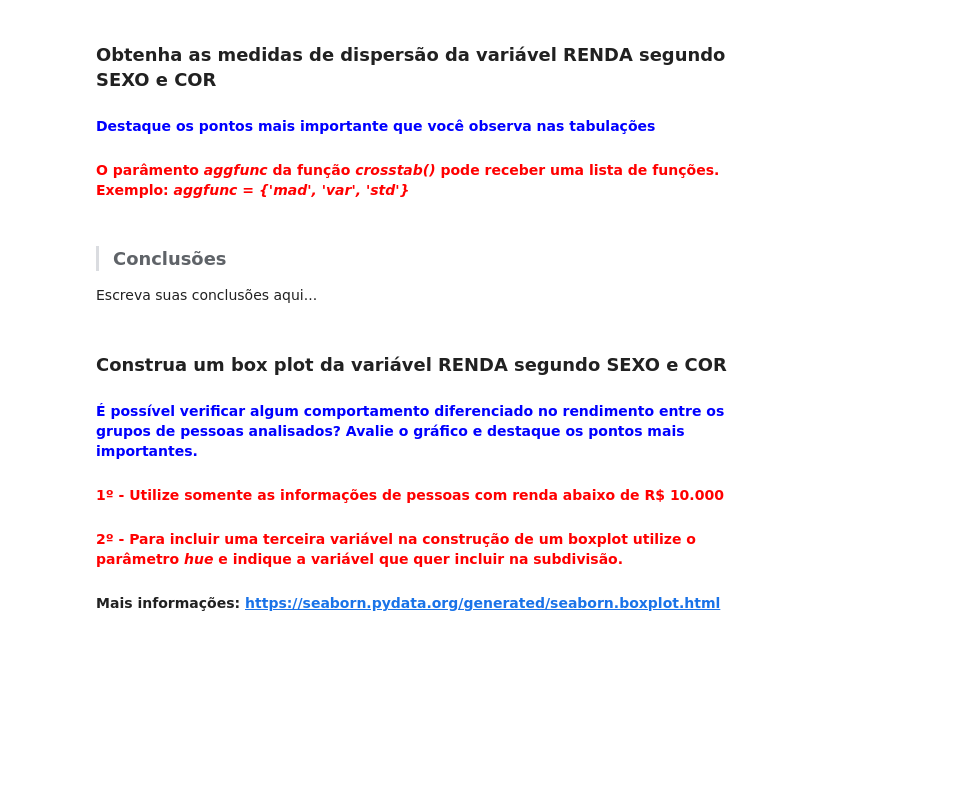
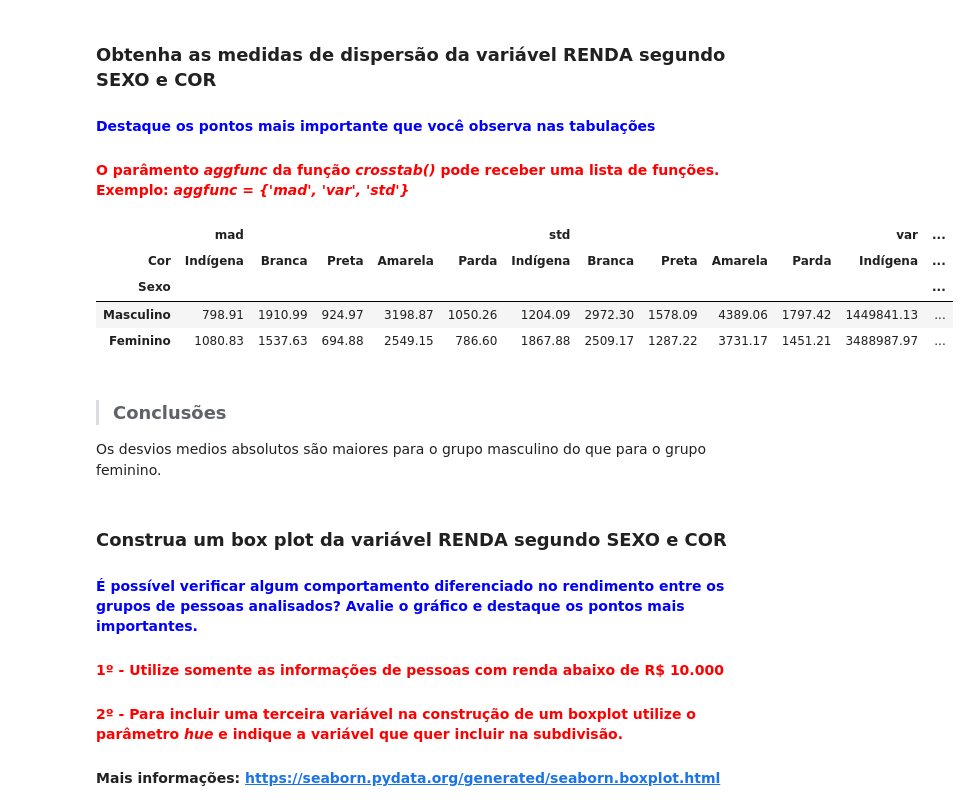
Before and after one commit to albertomendess/Estudos, a Jupyter notebook: Análise_Descritiva.ipynb, the cells around one changed output. Cells and saved outputs as stored; diff of their text form; code cells hidden in the pictures; blank space fills up the shorter version.

```diff
--- a/Análise_Descritiva.ipynb
+++ b/Análise_Descritiva.ipynb
@@ -583,10 +638,25 @@ Escreva suas conclusões aqui...
 ### Obtenha as medidas de dispersão da variável RENDA segundo SEXO e COR
 #### <font color='blue'>Destaque os pontos mais importante que você observa nas tabulações</font>
 #### <font color='red'>O parâmento <i>aggfunc</i> da função <i>crosstab()</i> pode receber uma lista de funções. Exemplo: <i>aggfunc = {'mad', 'var', 'std'}</i></font>
-# %% [markdown]
-> ### Conclusões
-
-Escreva suas conclusões aqui...
+# %%
+renda_media_abs = pd.crosstab(df2['Sexo'],
+                              df2['Cor'],
+                              aggfunc= {'mad', 'var', 'std'},
+                              values= df2['Renda']).round(2)
+renda_media_abs.rename(index= sexo,
+                       columns= cor,
+                       inplace= True)
+renda_media_abs
+# %% [output]
+|  | mad |  |  |  |  | std |  |  |  |  | var | ... |
+| Cor | Indígena | Branca | Preta | Amarela | Parda | Indígena | Branca | Preta | Amarela | Parda | Indígena | ... |
+| Sexo |  |  |  |  |  |  |  |  |  |  |  | ... |
+| Masculino | 798.91 | 1910.99 | 924.97 | 3198.87 | 1050.26 | 1204.09 | 2972.30 | 1578.09 | 4389.06 | 1797.42 | 1449841.13 | ... |
+| Feminino | 1080.83 | 1537.63 | 694.88 | 2549.15 | 786.60 | 1867.88 | 2509.17 | 1287.22 | 3731.17 | 1451.21 | 3488987.97 | ... |
+# %% [markdown]
+> ### Conclusões
+
+Os desvios medios absolutos são maiores para o grupo masculino do que para o grupo feminino.
 # %% [markdown]
 ### Construa um box plot da variável RENDA segundo SEXO e COR
 #### <font color='blue'>É possível verificar algum comportamento diferenciado no rendimento entre os grupos de pessoas analisados? Avalie o gráfico e destaque os pontos mais importantes.</font>
```
Also changed, not shown: parts of 12 cells of this notebook.
